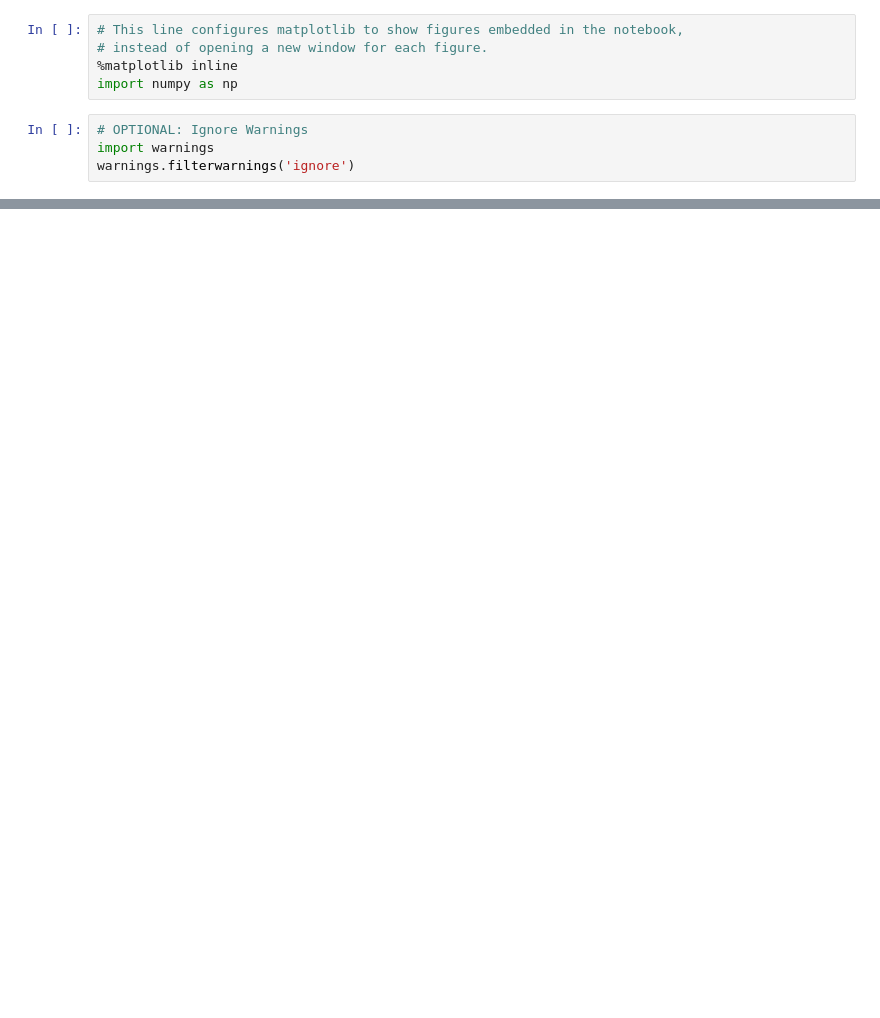
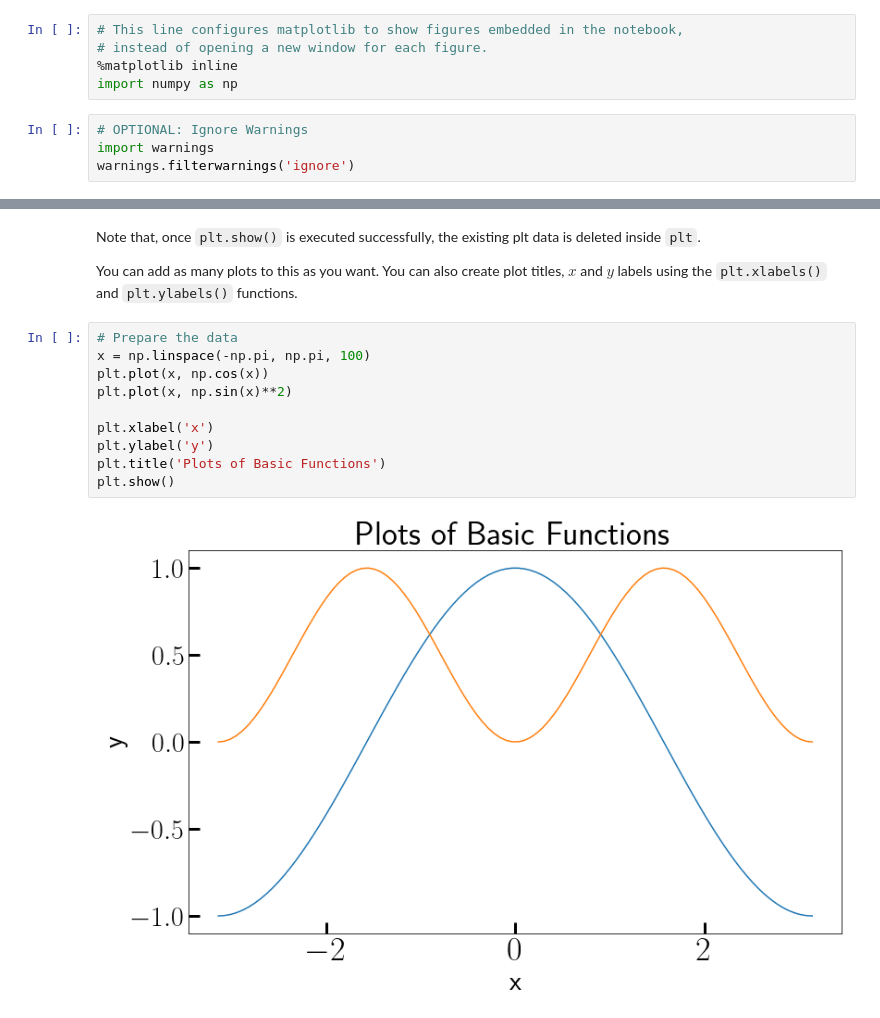
Before and after one commit to hariseldon99/msph306, a Jupyter notebook: Lab05.ipynb, the cells around one changed output, grey strips where cells are left out. Saved outputs shown, nothing was run; the diff lists cells and outputs as text; blank space fills up the shorter version.

```diff
--- a/Lab05.ipynb
+++ b/Lab05.ipynb
@@ -221,0 +55,16 @@ TODO: Maybe add some transcendental equations exercises?
+# %% [markdown]
+Note that, once `plt.show()` is executed successfully, the existing plt data is deleted inside `plt`.
+
+You can add as many plots to this as you want. You can also create plot titles, $x$ and $y$ labels using the `plt.xlabels()` and `plt.ylabels()` functions.
+# %%
+# Prepare the data
+x = np.linspace(-np.pi, np.pi, 100)
+plt.plot(x, np.cos(x))
+plt.plot(x, np.sin(x)**2)
+
+plt.xlabel('x')
+plt.ylabel('y')
+plt.title('Plots of Basic Functions')
+plt.show()
+# %% [output]
+[figure, added]
```
Also changed, not shown: parts of 69 cells of this notebook, 3 other files.
